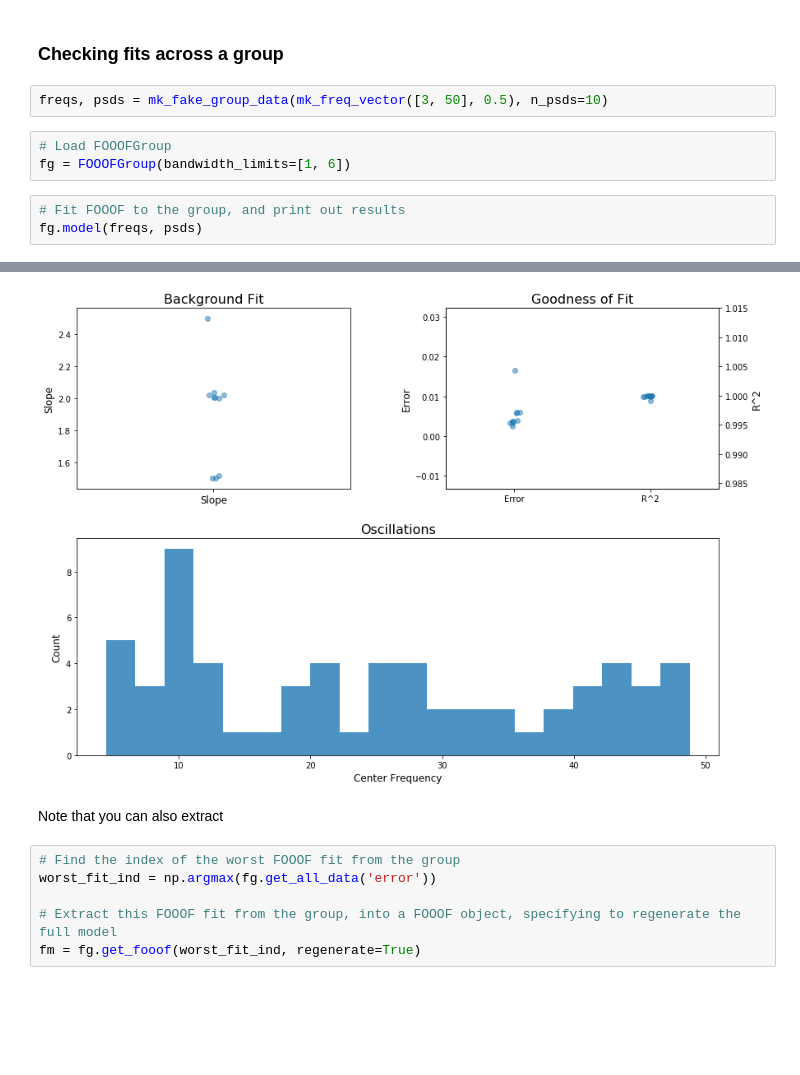
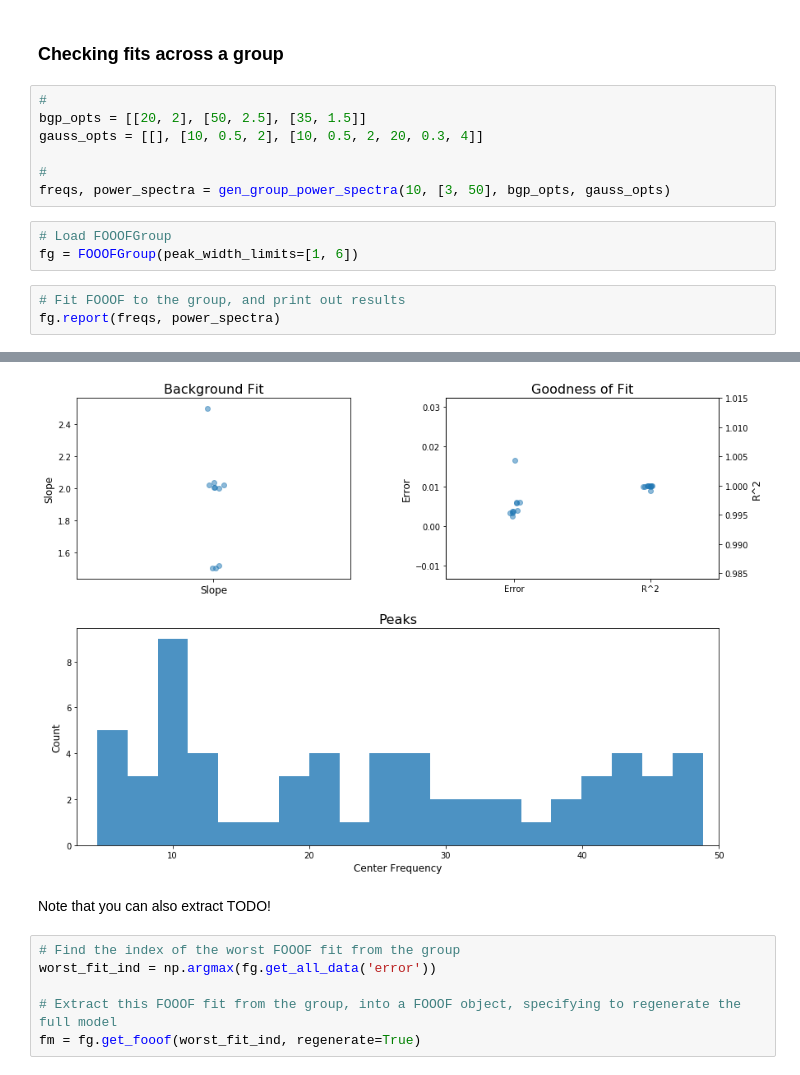
Before and after one commit to fooof-tools/fooof, a Jupyter notebook: tutorial/05-Tuning&Troubleshooting.ipynb, the cells around one changed output, grey strips where cells are left out. Drawn from its saved outputs; the diff is of its cells as text; blank space fills up the shorter version.

```diff
--- a/tutorial/05-Tuning&Troubleshooting.ipynb
+++ b/tutorial/05-Tuning&Troubleshooting.ipynb
@@ -217,12 +218,17 @@ Given this, we recommend:
         - We therefore currently recommend picking frequency ranges in which the expected background process is relatively clear.
 # %% [markdown]
 ### Checking fits across a group
-# %%
-freqs, psds = mk_fake_group_data(mk_freq_vector([3, 50], 0.5), n_psds=10)
+# %%
+#
+bgp_opts = [[20, 2], [50, 2.5], [35, 1.5]]
+gauss_opts = [[], [10, 0.5, 2], [10, 0.5, 2, 20, 0.3, 4]]
+
+#
+freqs, power_spectra = gen_group_power_spectra(10, [3, 50], bgp_opts, gauss_opts)
 # %%
 # Load FOOOFGroup
-fg = FOOOFGroup(bandwidth_limits=[1, 6])
+fg = FOOOFGroup(peak_width_limits=[1, 6])
 # %%
 # Fit FOOOF to the group, and print out results
-fg.model(freqs, psds)
+fg.report(freqs, power_spectra)
 # %% [output]
@@ -246,6 +252,6 @@ fg.model(freqs, psds)
-[figure, old version]
+[figure, new version]
 # %% [markdown]
-Note that you can also extract
+Note that you can also extract  TODO!
 # %%
 # Find the index of the worst FOOOF fit from the group
 worst_fit_ind = np.argmax(fg.get_all_data('error'))
```
Also changed, not shown: parts of 18 cells of this notebook, 8 other files.
